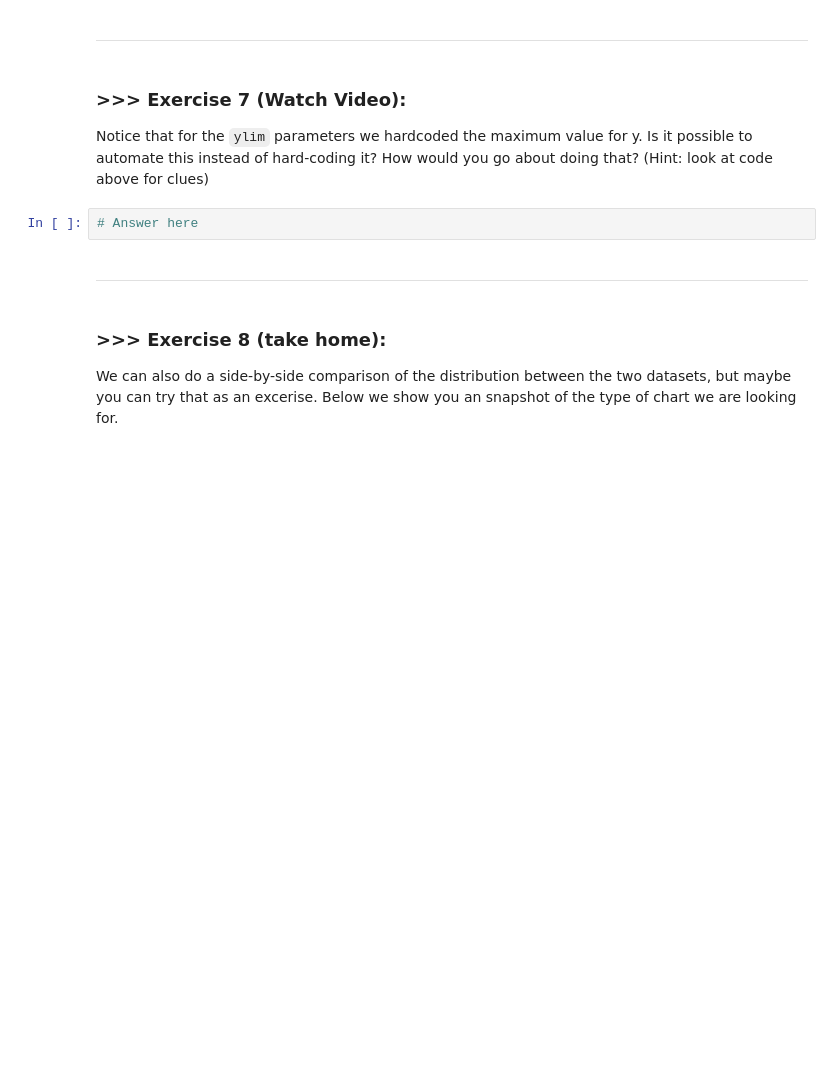
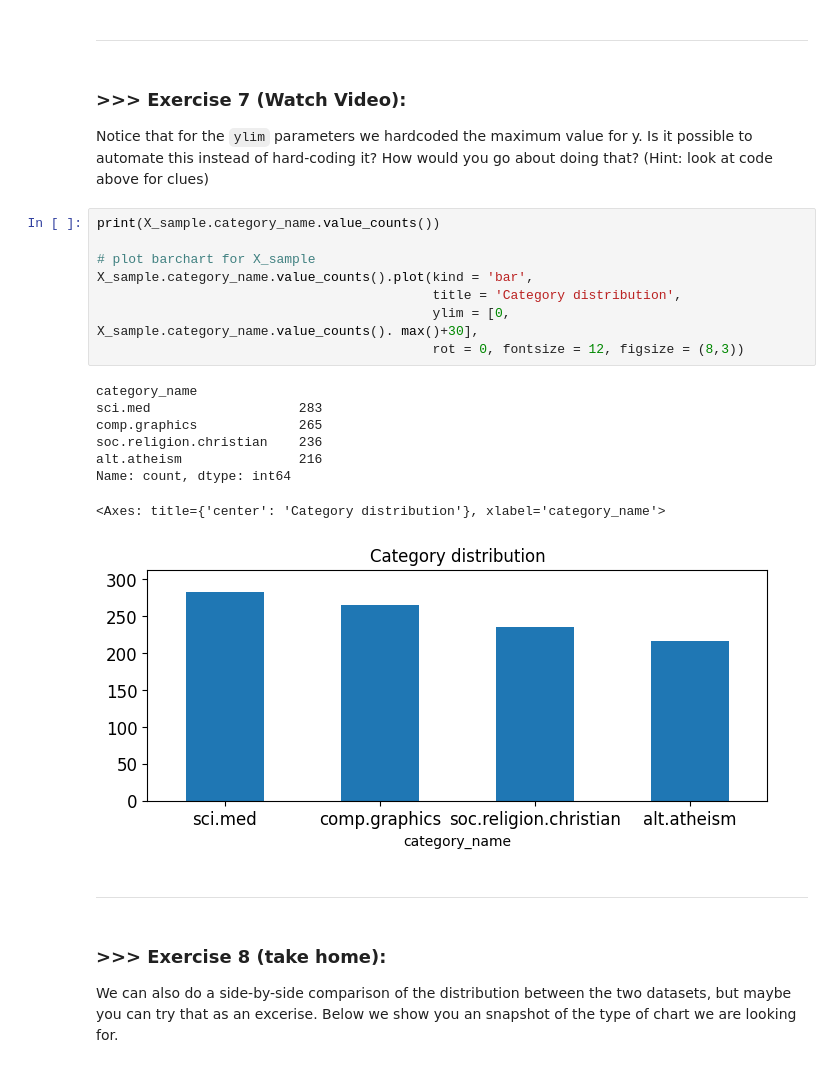
Before and after one commit to Nimomohamed-you/DM2025-Lab1-Exercise, a Jupyter notebook: DM2025-Lab1-Master.ipynb, the cells around one changed output. Cells and saved outputs as stored; diff of their text form; blank space fills up the shorter version.

```diff
--- a/DM2025-Lab1-Master.ipynb
+++ b/DM2025-Lab1-Master.ipynb
@@ -720,8 +782,23 @@
 # %% [markdown]
 ### >>> **Exercise 7 (Watch Video):**
 Notice that for the `ylim` parameters we hardcoded the maximum value for y. Is it possible to automate this instead of hard-coding it? How would you go about doing that? (Hint: look at code above for clues)
-# %%
-# Answer here
+# %%
+print(X_sample.category_name.value_counts())
+
+# plot barchart for X_sample
+X_sample.category_name.value_counts().plot(kind = 'bar',
+                                           title = 'Category distribution',
+                                           ylim = [0, X_sample.category_name.value_counts(). max()+30],
+                                           rot = 0, fontsize = 12, figsize = (8,3))
+# %% [output]
+category_name
+sci.med                   283
+comp.graphics             265
+soc.religion.christian    236
+alt.atheism               216
+Name: count, dtype: int64
+<Axes: title={'center': 'Category distribution'}, xlabel='category_name'>
+[figure, added]
 # %% [markdown]
 ---
 # %% [markdown]
```
Also changed, not shown: parts of 24 cells of this notebook.
